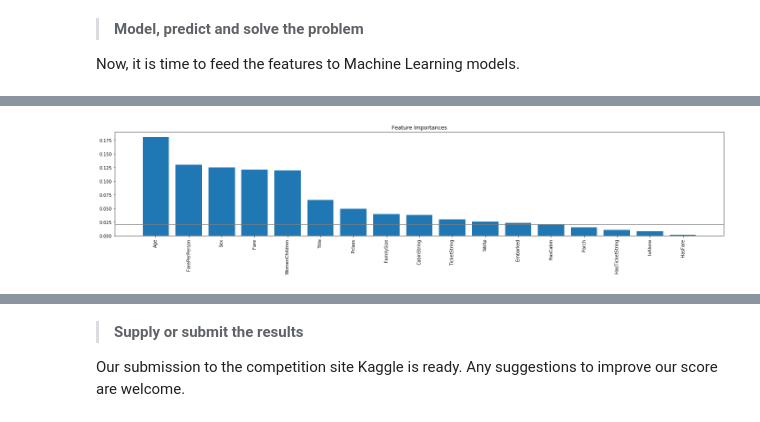
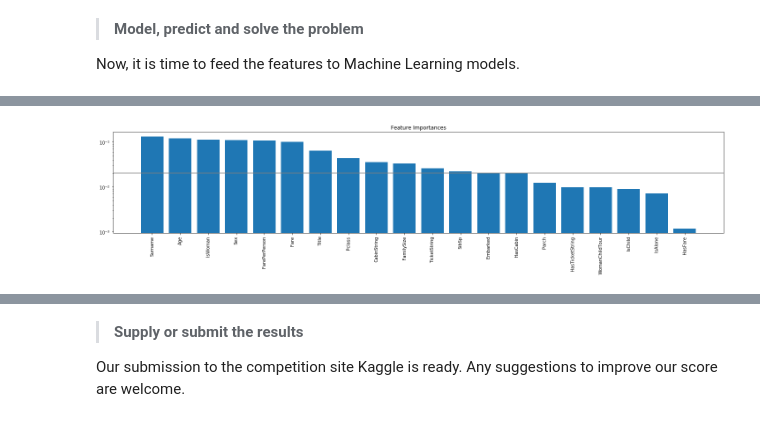
Before and after one commit to monthepp/kaggle, a Jupyter notebook: titanic_machine_learning_from_disaster/titanic_machine_learning_from_disaster.ipynb, the cells around one changed output, grey strips where cells are left out. Saved outputs shown, nothing was run; the diff lists cells and outputs as text; code cells hidden in the pictures.

```diff
--- a/titanic_machine_learning_from_disaster/titanic_machine_learning_from_disaster.ipynb
+++ b/titanic_machine_learning_from_disaster/titanic_machine_learning_from_disaster.ipynb
@@ -130,3 +130,16 @@ data_df['Tour'] = np.where(data_df['FamilySize'] == 1, '-1', data_df['Surname']
+# %%
+# feature extraction: woman and child tour
+temp_df = data_df.groupby('Tour')['IsWoman', 'IsChild'].transform('sum')
+temp_df.loc[data_df['Tour'] == '-1', ['IsWoman', 'IsChild']] = 0
+data_df['WomanChildTour'] = (temp_df['IsWoman'] >= 1) & (temp_df['IsChild'] >= 1)
+# %%
+# feature extraction: average survived for the same tour
+data_df['SurvivedTour'] = data_df.groupby('Tour')['Survived'].transform('mean')
+data_df.loc[(data_df['Tour'] == '-1') | (data_df['WomanChildTour'] == False), 'SurvivedTour'] = -1
+data_df['SurvivedTour'] = data_df['SurvivedTour'].fillna(-1)
+# %%
+# feature extraction: survived
+data_df['Survived'] = data_df['Survived'].fillna(0).astype('int')
 # %%
 data_df.head(n=3)
 # %% [output]
@@ -259,7 +272,7 @@ pivottable.style.background_gradient(cmap='Blues')
 Now, it is time to feed the features to Machine Learning models.
 # %%
 # select all features to evaluate the feature importances
-x = data_df[data_df['DataType'] == 1].drop(['PassengerId', 'Survived', 'Name', 'Ticket', 'Cabin', 'DataType', 'Surname', 'Tour'], axis=1)
+x = data_df[data_df['DataType'] == 1].drop(['PassengerId', 'Survived', 'Name', 'Ticket', 'Cabin', 'DataType', 'Tour', 'SurvivedTour'], axis=1)
 y = data_df[data_df['DataType'] == 1]['Survived']
 # %%
 x.head(n=3)
@@ -275,14 +288,15 @@ feat = pd.DataFrame(data=forestclf.feature_importances_, index=x.columns, column
 # %%
 # plot the feature importances
 fig, ax = plt.subplots(figsize=(20, 5))
 plt.title('Feature Importances')
 plt.bar(feat.index, feat['FeatureImportances'])
 plt.axhline(0.02, color="grey")
 ax.set_xticklabels(feat.index, rotation='vertical')
+ax.set_yscale('log')
 plt.tight_layout()
 plt.show()
 # %% [output]
-[figure, old version]
+[figure, new version]
 # %%
 # list all features
 data_df.columns
```
Also changed, not shown: parts of 16 cells of this notebook.
